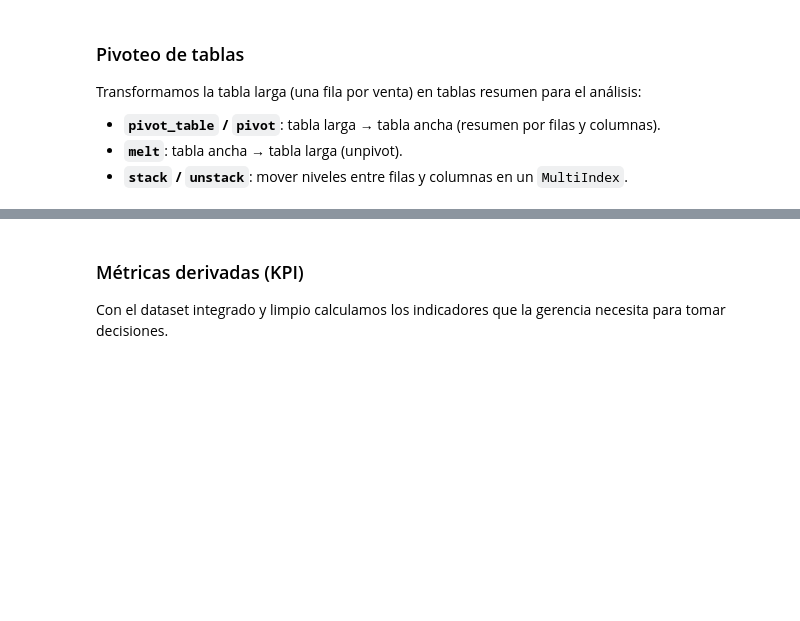
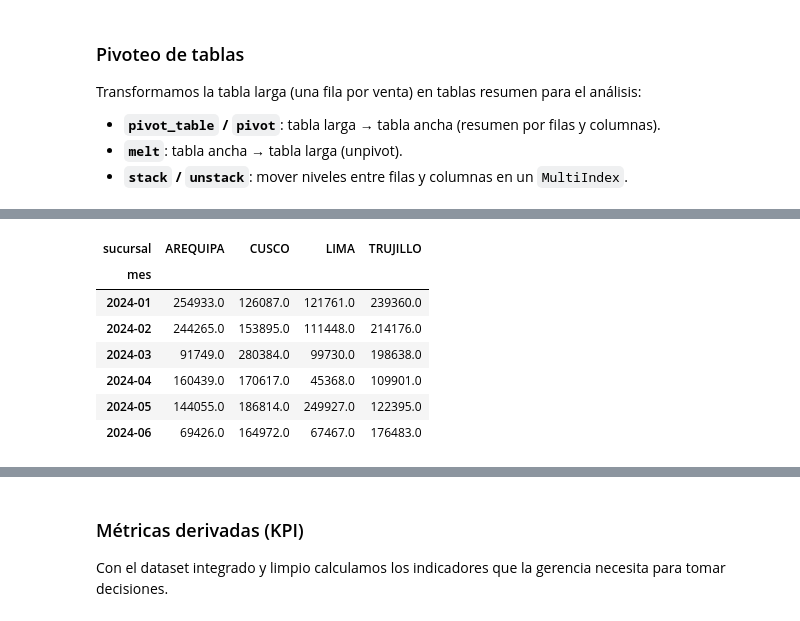
Before and after one commit to marlonleandro/curso-python-analisis, a Jupyter notebook: 13.Transformacion_e_integracion_de_datos.ipynb, the cells around one changed output, grey strips where cells are left out. Cells and saved outputs as stored; diff of their text form; code cells hidden in the pictures; blank space fills up the shorter version.

```diff
--- a/13.Transformacion_e_integracion_de_datos.ipynb
+++ b/13.Transformacion_e_integracion_de_datos.ipynb
@@ -206,10 +363,16 @@ desapilado.round(2)
 # %%
 # 21. Melt sobre ventas mensuales por sucursal (ancho -> largo)
 ventas_mensuales = df.pivot_table(
     index="mes", columns="sucursal",
     values="importe", aggfunc="sum", fill_value=0
 )
-ventas_mensuales_long = ventas_mensuales.reset_index().melt(
-    id_vars="mes", var_name="sucursal", value_name="importe"
-)
-ventas_mensuales_long.head()
+ventas_mensuales
+# %% [output]
+| sucursal | AREQUIPA | CUSCO | LIMA | TRUJILLO |
+| mes |  |  |  |  |
+| 2024-01 | 254933.0 | 126087.0 | 121761.0 | 239360.0 |
+| 2024-02 | 244265.0 | 153895.0 | 111448.0 | 214176.0 |
+| 2024-03 | 91749.0 | 280384.0 | 99730.0 | 198638.0 |
+| 2024-04 | 160439.0 | 170617.0 | 45368.0 | 109901.0 |
+| 2024-05 | 144055.0 | 186814.0 | 249927.0 | 122395.0 |
+| 2024-06 | 69426.0 | 164972.0 | 67467.0 | 176483.0 |
```
Also changed, not shown: parts of 23 cells of this notebook, 4 other files.
